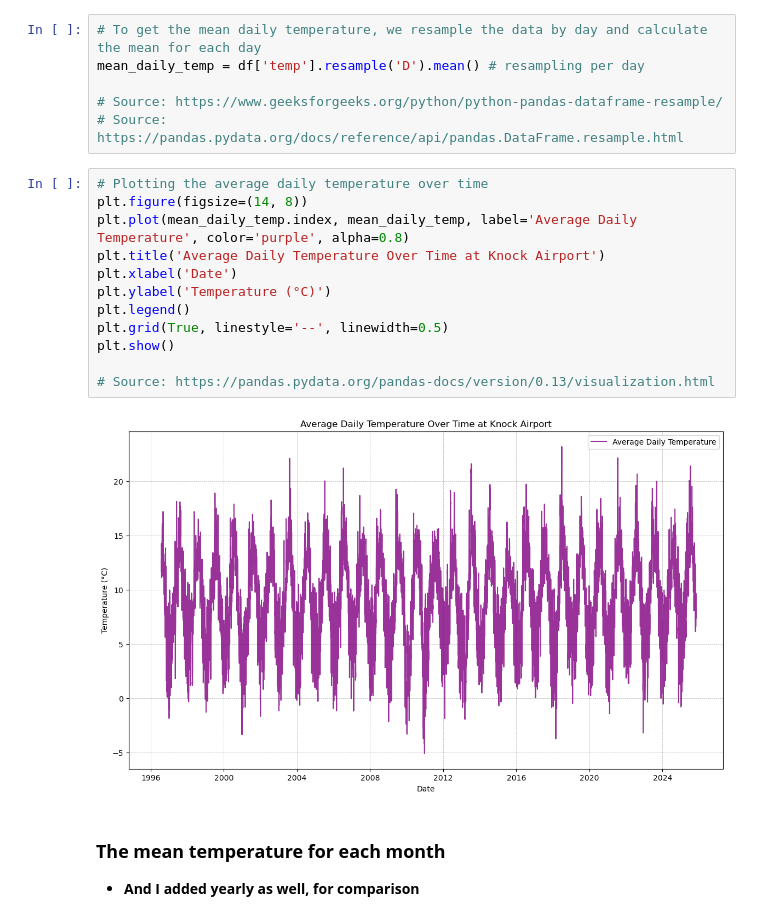
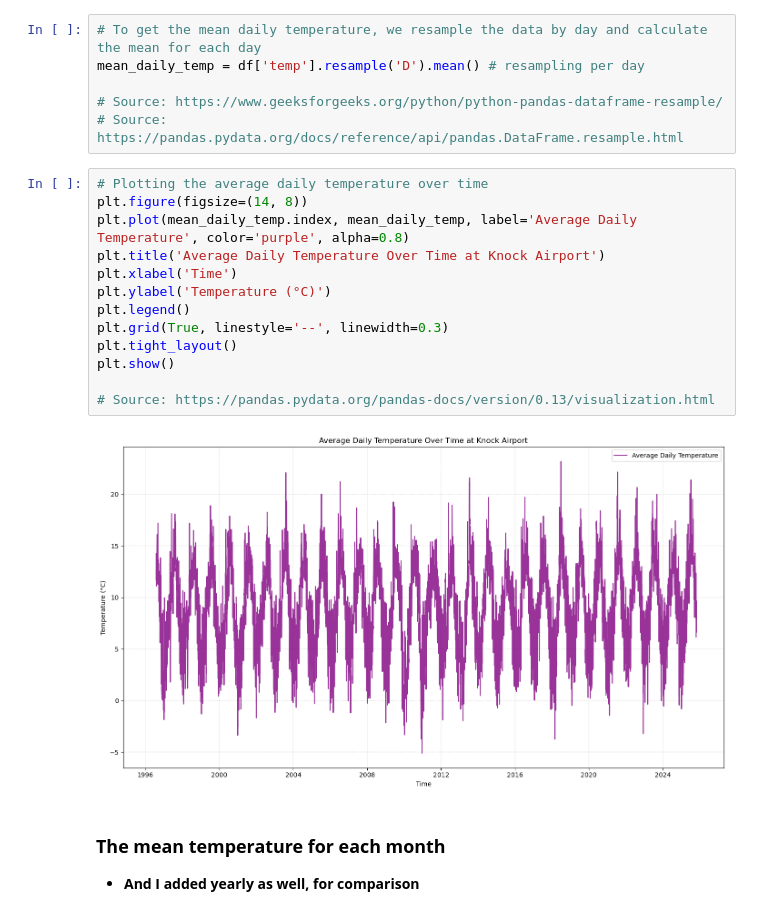
Before and after one commit to marianemcgrath/pfda, a Jupyter notebook: assignment/assignment06_weather.ipynb, the cells around one changed output. Drawn from its saved outputs; the diff is of its cells as text.

```diff
--- a/assignment/assignment06_weather.ipynb
+++ b/assignment/assignment06_weather.ipynb
@@ -141,17 +144,18 @@ mean_daily_temp = df['temp'].resample('D').mean() # resampling per day
 # %%
 # Plotting the average daily temperature over time
 plt.figure(figsize=(14, 8))
 plt.plot(mean_daily_temp.index, mean_daily_temp, label='Average Daily Temperature', color='purple', alpha=0.8)
 plt.title('Average Daily Temperature Over Time at Knock Airport')
-plt.xlabel('Date')
+plt.xlabel('Time')
 plt.ylabel('Temperature (°C)')
 plt.legend()
-plt.grid(True, linestyle='--', linewidth=0.5)
+plt.grid(True, linestyle='--', linewidth=0.3)
+plt.tight_layout()
 plt.show()
 
 # Source: https://pandas.pydata.org/pandas-docs/version/0.13/visualization.html
 # %% [output]
-[figure, old version]
+[figure, new version]
 # %% [markdown]
 ### **The mean temperature for each month**
 *   **And I added yearly as well, for comparison**
```
Also changed, not shown: parts of 10 cells of this notebook, 4 other files.
